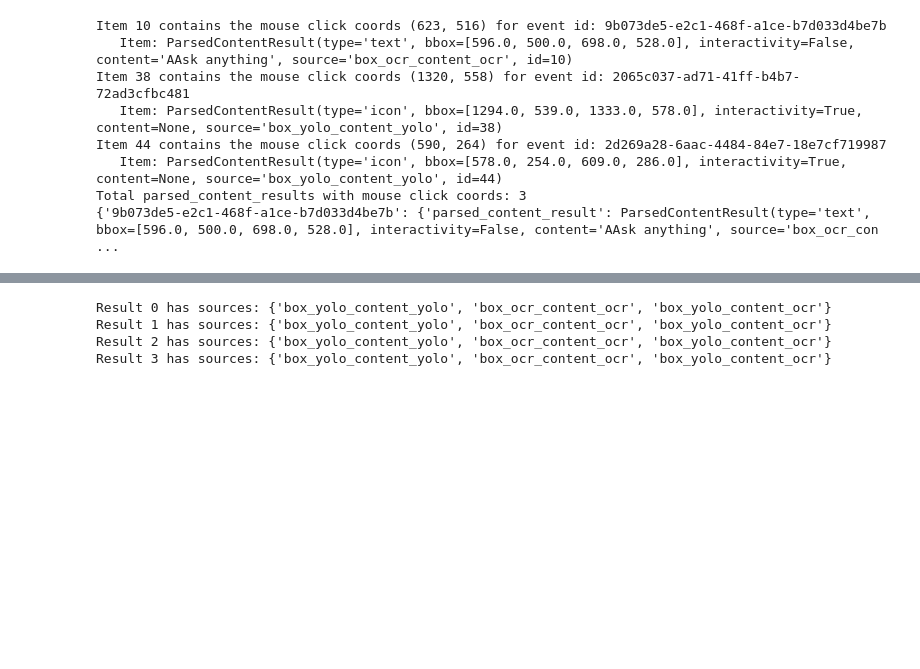
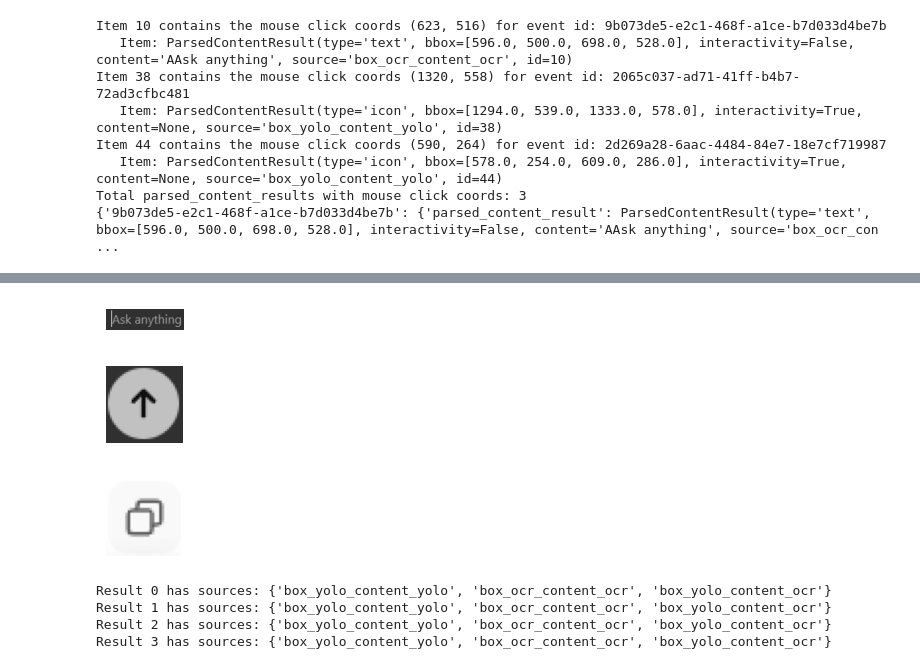
Before and after one commit to maniotrix/offline-ai-assistant, a Jupyter notebook: karna-python-backend/inference/omniparser/chatgpt.ipynb, the cells around one changed output, grey strips where cells are left out. Saved outputs shown, nothing was run; the diff lists cells and outputs as text; code cells hidden in the pictures; blank space fills up the shorter version.

```diff
--- a/karna-python-backend/inference/omniparser/chatgpt.ipynb
+++ b/karna-python-backend/inference/omniparser/chatgpt.ipynb
@@ -126,8 +120,8 @@ import matplotlib.pyplot as plt
 import io
 from PIL import Image, ImageDraw
 import numpy as np
-def plot_base64_image(base64_image: str):
-    plt.figure(figsize=(15,15))
+def plot_base64_image(base64_image: str, figsize=(15,15)):
+    plt.figure(figsize=figsize)
 
     image = Image.open(io.BytesIO(base64.b64decode(base64_image)))
     plt.axis('off')
@@ -222,12 +216,12 @@ parsed_content_results_with_mouse_click_coords = {}
 for screenshot_event in screenshot_events:
     for omniparser_result_model in omni_inference_data:
         if omniparser_result_model.event_id == screenshot_event.event_id:
-            parsed_content_result = omniparser_result_model.parsed_content_results
+            _parsed_content_results = omniparser_result_model.parsed_content_results
             x, y = screenshot_event.mouse_x, screenshot_event.mouse_y
             if x is None or y is None:
                 print(f"No mouse click coords found for result event id: {omniparser_result_model.event_id}")
                 continue
-            for item in parsed_content_result:
+            for item in _parsed_content_results:
                 # check if the bbox contains the mouse click coords
                 if item.bbox[0] <= x <= item.bbox[2] and item.bbox[1] <= y <= item.bbox[3]:
                     print(f"Item {item.id} contains the mouse click coords {x, y} for event id: {omniparser_result_model.event_id}")
@@ -251,0 +350,12 @@ Total parsed_content_results with mouse click coords: 3
+# %%
+#  find omni result models for each event id event_with_clicked_items tuple
+# format - {event_id: [parsed_result, result_model]}
+event_data_with_clicked_item_and_result_model = {}
+for event_with_clicked_item in event_with_clicked_items:
+    event_id = event_with_clicked_item[0]
+    _parsed_content_result = event_with_clicked_item[1]
+    for result_model in omni_inference_data:
+        if(event_id == result_model.event_id):
+            event_data_with_clicked_item_and_result_model[event_id] = (_parsed_content_result, result_model)
+
+event_data_with_clicked_item_and_result_model
@@ -252,3 +369,11 @@ Total parsed_content_results with mouse click coords: 3
+# %%
+for key, value in event_data_with_clicked_item_and_result_model.items():
+    patch64, _ = extract_bbox_patch(value[0][0], value[1])
+    plot_base64_image(patch64, figsize=(1,1))
+# %% [output]
+[figure, added]
+[figure, added]
+[figure, added]
 # %%
 # list all parsed_content_results source types
 for i, result in enumerate(omni_inference_data):
```
Also changed, not shown: parts of 7 cells of this notebook, 1 other file.
